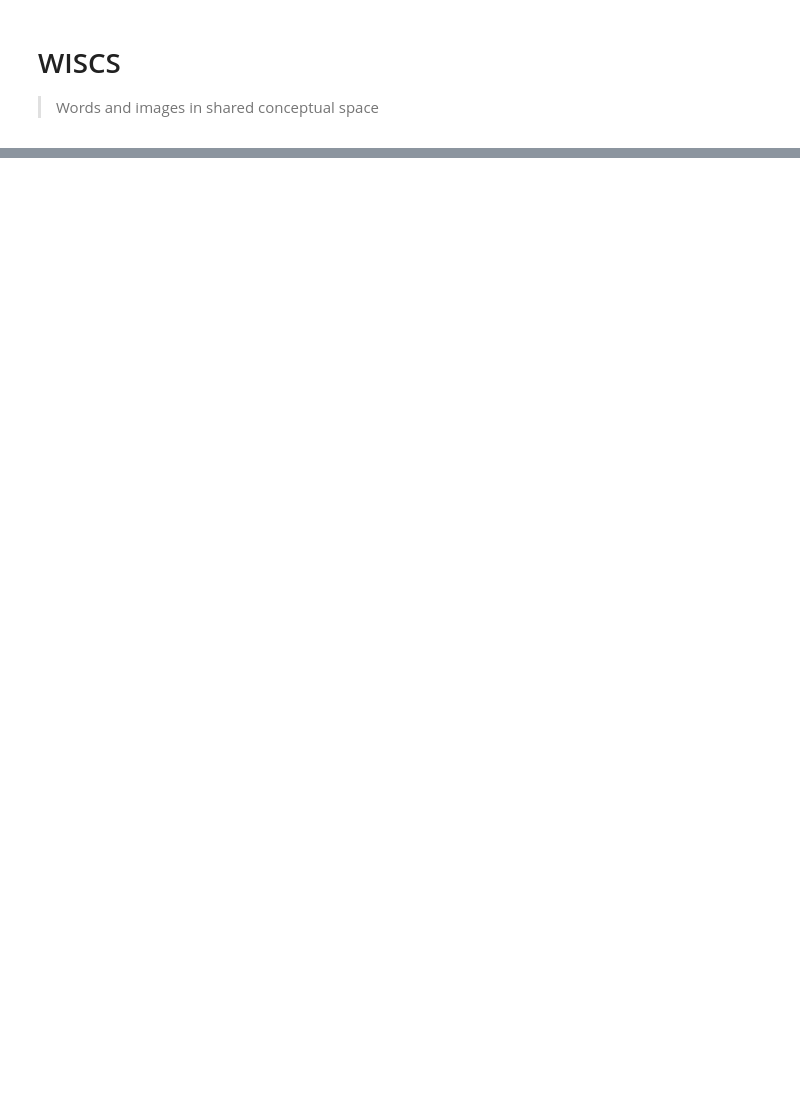
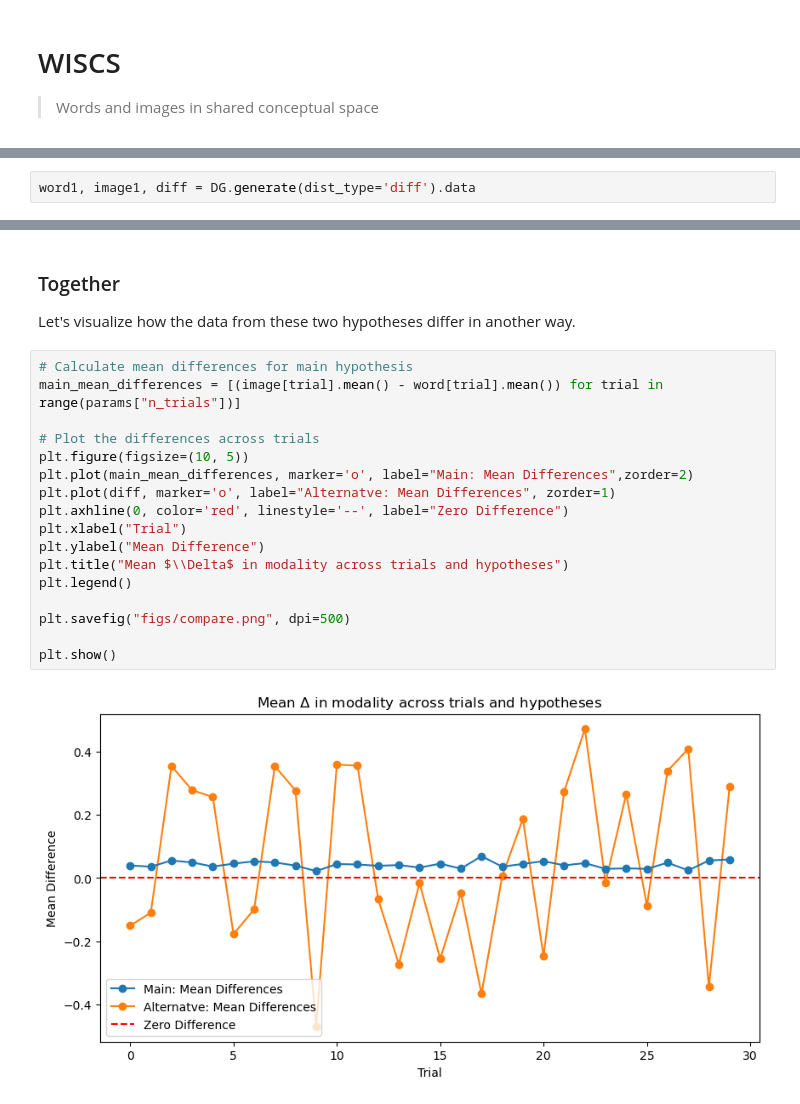
Before and after one commit to w-decker/wiscs-simulation, a Jupyter notebook: wiscs-simulations.ipynb, the cells around one changed output, grey strips where cells are left out. Saved outputs shown, nothing was run; the diff lists cells and outputs as text; blank space fills up the shorter version.

```diff
--- a/wiscs-simulations.ipynb
+++ b/wiscs-simulations.ipynb
@@ -47,0 +73,2 @@ data.head()
+# %%
+word1, image1, diff = DG.generate(dist_type='diff').data
@@ -47,0 +160,23 @@ data.head()
+# %% [markdown]
+### Together
+
+Let's visualize how the data from these two hypotheses differ in another way.
+# %%
+# Calculate mean differences for main hypothesis
+main_mean_differences = [(image[trial].mean() - word[trial].mean()) for trial in range(params["n_trials"])]
+
+# Plot the differences across trials
+plt.figure(figsize=(10, 5))
+plt.plot(main_mean_differences, marker='o', label="Main: Mean Differences",zorder=2)
+plt.plot(diff, marker='o', label="Alternatve: Mean Differences", zorder=1)
+plt.axhline(0, color='red', linestyle='--', label="Zero Difference")
+plt.xlabel("Trial")
+plt.ylabel("Mean Difference")
+plt.title("Mean $\\Delta$ in modality across trials and hypotheses")
+plt.legend()
+
+plt.savefig("figs/compare.png", dpi=500)
+
+plt.show()
+# %% [output]
+[figure, added]
```
Also changed, not shown: parts of 15 cells of this notebook, 3 other files.
